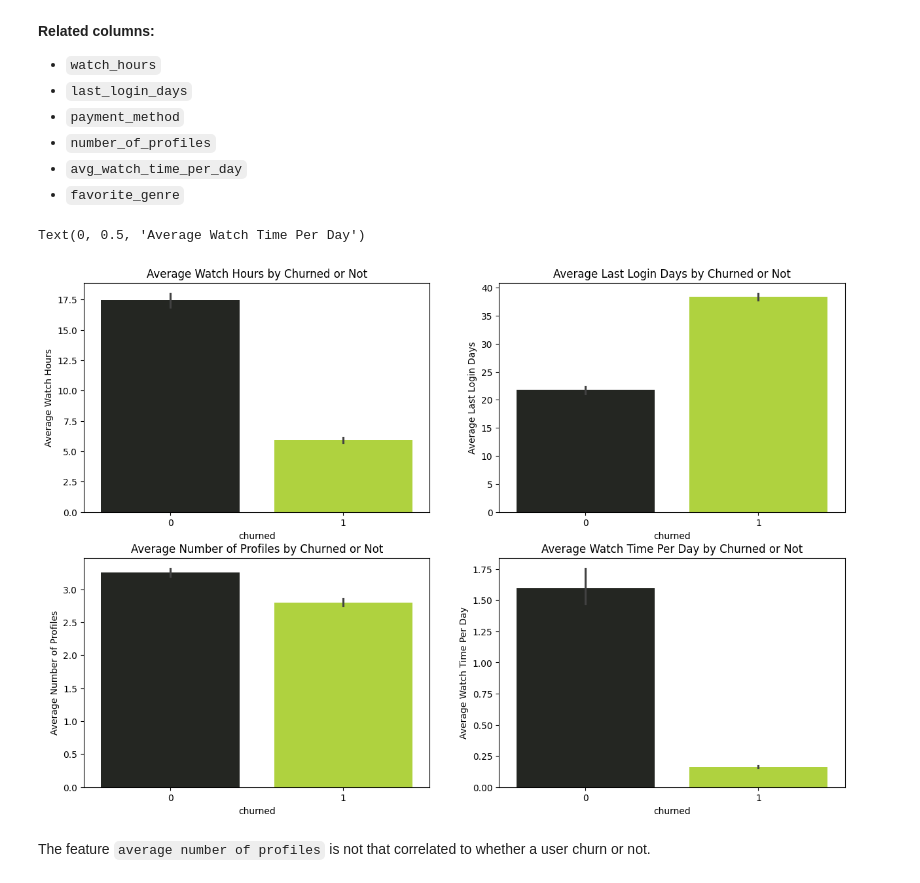
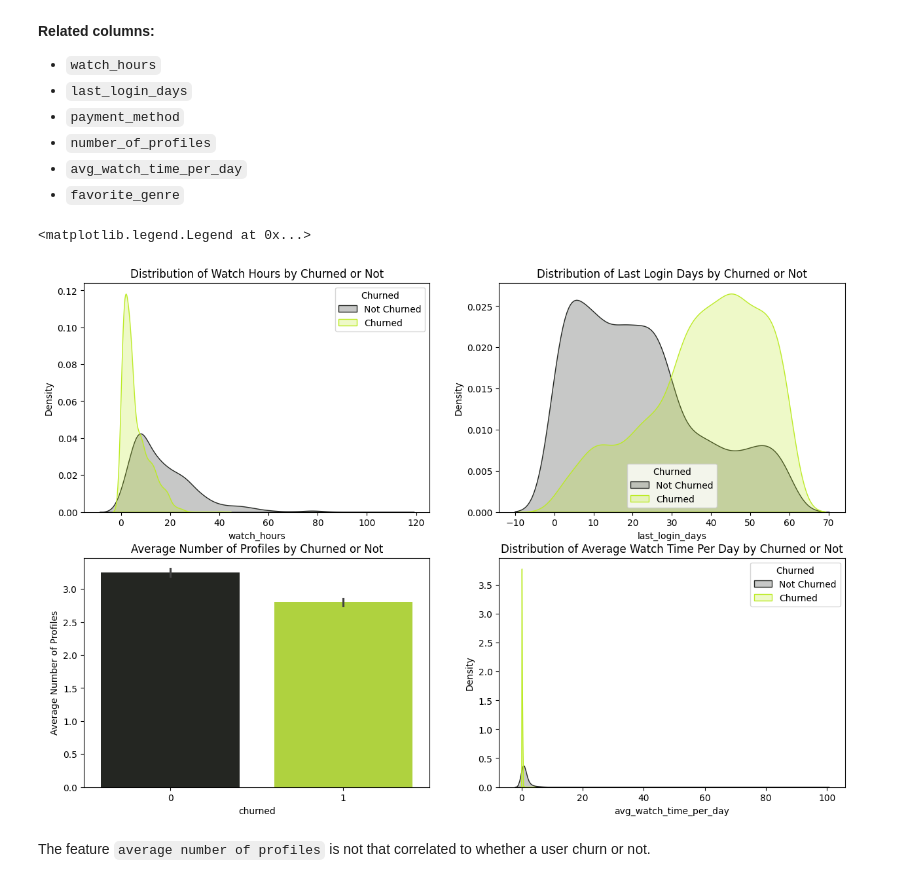
Before and after one commit to Lorre-Ramon/Netflix-Customer-Churn, a Jupyter notebook: churn.ipynb, the cells around one changed output. Cells and saved outputs as stored; diff of their text form; code cells hidden in the pictures.

```diff
--- a/churn.ipynb
+++ b/churn.ipynb
@@ -227,24 +228,30 @@ The distribution over different regions is also even.
 # %%
 fig, axes = plt.subplots(2, 2, figsize=(15, 10), sharey=False)
 
-sns.barplot(ax=axes[0,0], data=df, x='churned', y='watch_hours', palette='dark:#BCEB26')
-axes[0,0].set_title('Average Watch Hours by Churned or Not')
-axes[0,0].set_ylabel('Average Watch Hours')
+sns.kdeplot(data=df[df['churned']==0], x='watch_hours', fill=True, label='Not Churned', color='#232622', ax=axes[0,0])
+sns.kdeplot(data=df[df['churned']==1], x='watch_hours', fill=True, label='Churned', color='#BCEB26', ax=axes[0,0])
+axes[0,0].set_title('Distribution of Watch Hours by Churned or Not')
+axes[0,0].set_ylabel('Density')
+axes[0,0].legend(title='Churned')
 
-sns.barplot(ax=axes[0,1], data=df, x='churned', y='last_login_days', palette='dark:#BCEB26')
-axes[0,1].set_title('Average Last Login Days by Churned or Not')
-axes[0,1].set_ylabel('Average Last Login Days')
+sns.kdeplot(data=df[df['churned']==0], x='last_login_days', fill=True, label='Not Churned', color='#232622', ax=axes[0,1])
+sns.kdeplot(data=df[df['churned']==1], x='last_login_days', fill=True, label='Churned', color='#BCEB26', ax=axes[0,1])
+axes[0,1].set_title('Distribution of Last Login Days by Churned or Not')
+axes[0,1].set_ylabel('Density')
+axes[0,1].legend(title='Churned')
 
 sns.barplot(ax=axes[1,0], data=df, x='churned', y='number_of_profiles', palette='dark:#BCEB26')
 axes[1,0].set_title('Average Number of Profiles by Churned or Not')
 axes[1,0].set_ylabel('Average Number of Profiles')
 
-sns.barplot(ax=axes[1,1], data=df, x='churned', y='avg_watch_time_per_day', palette='dark:#BCEB26')
-axes[1,1].set_title('Average Watch Time Per Day by Churned or Not')
-axes[1,1].set_ylabel('Average Watch Time Per Day')
+sns.kdeplot(data=df[df['churned']==0], x='avg_watch_time_per_day', fill=True, label='Not Churned', color='#232622', ax=axes[1,1])
+sns.kdeplot(data=df[df['churned']==1], x='avg_watch_time_per_day', fill=True, label='Churned', color='#BCEB26', ax=axes[1,1])
+axes[1,1].set_title('Distribution of Average Watch Time Per Day by Churned or Not')
+axes[1,1].set_ylabel('Density')
+axes[1,1].legend(title='Churned')
 # %% [output]
-Text(0, 0.5, 'Average Watch Time Per Day')
+<matplotlib.legend.Legend at 0x...>
-[figure, old version]
+[figure, new version]
 # %% [markdown]
 The feature `average number of profiles` is not that correlated to whether a user churn or not.
 # %%
```
Also changed, not shown: parts of 29 cells of this notebook.
